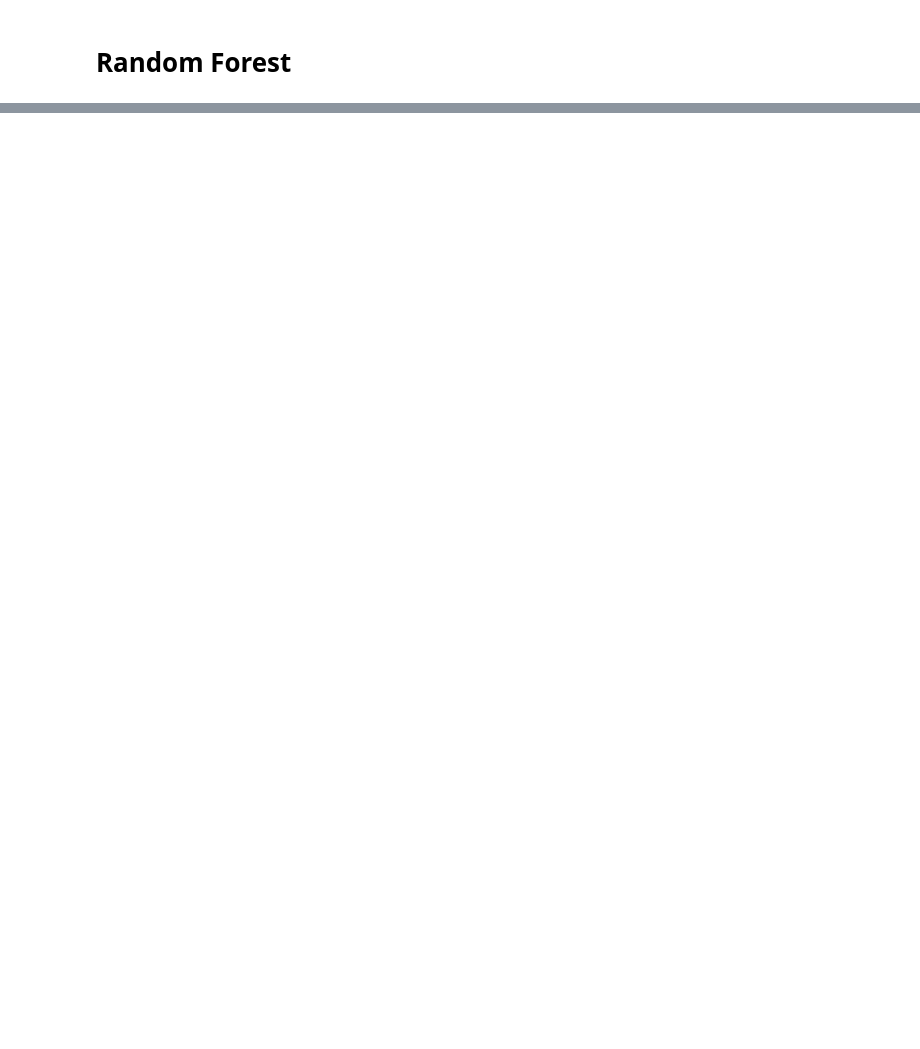
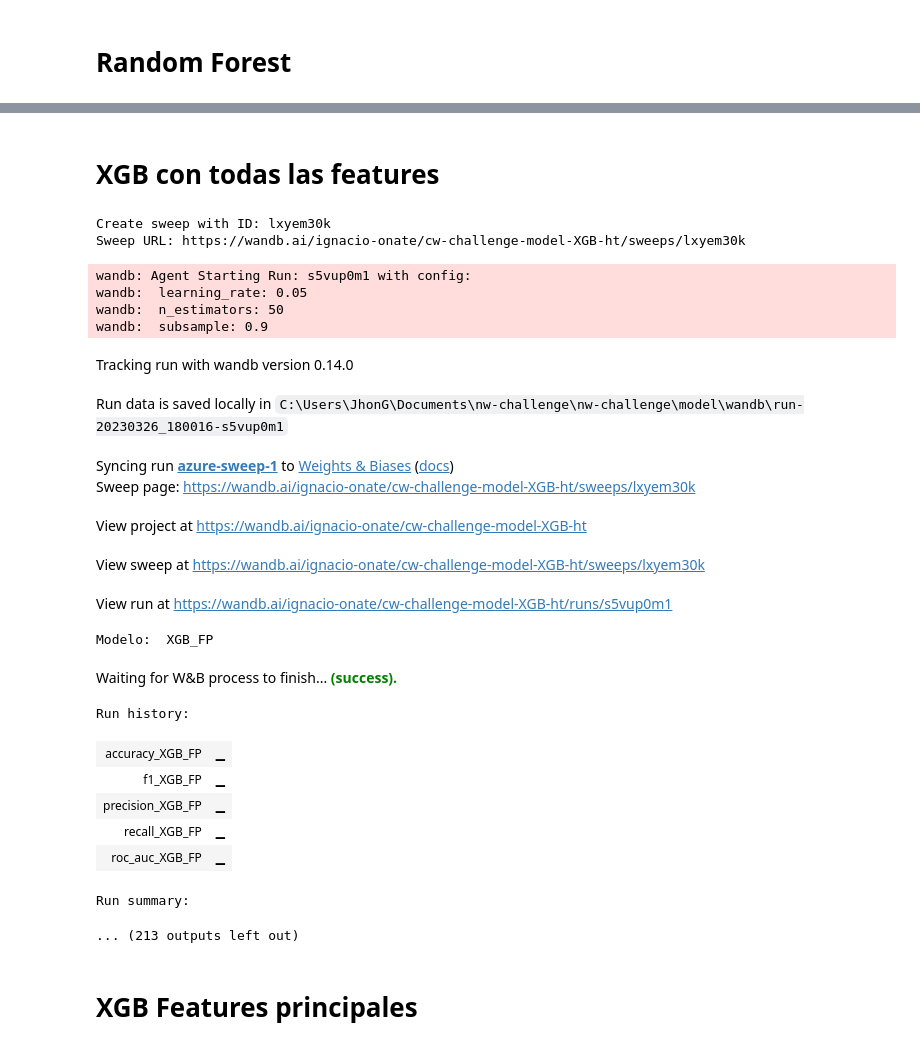
Before and after one commit to JhonGen/nw-challenge, a Jupyter notebook: model/Model-Testing.ipynb, the cells around one changed output, grey strips where cells are left out. Drawn from its saved outputs; the diff is of its cells as text; code cells hidden in the pictures; blank space fills up the shorter version.

```diff
--- a/model/Model-Testing.ipynb
+++ b/model/Model-Testing.ipynb
@@ -251,9 +428,8 @@ def train():
     # define pipeline
     name = 'RF'
     model = RandomForestClassifier(bootstrap = wandb.config.bootstrap, max_depth=wandb.config.max_depth, max_features = wandb.config.max_features)
-    over = SMOTE(sampling_strategy=0.3)
     under = RandomUnderSampler(sampling_strategy=0.7)
-    steps = [('over', over), ('under', under), ('model', model)]
+    steps = [('under', under), ('model', model)]
     pipeline = Pipeline(steps=steps)
     # evaluate pipeline
     scores = cross_validate(pipeline, X, y, scoring=['accuracy','f1','precision','recall','roc_auc'], cv=5, n_jobs=-1)
@@ -294,4 +470,69 @@ Run history:
 Run summary:
 ... (213 outputs left out)
 # %% [markdown]
-#
+# XGB con todas las features
+# %%
+#Para esto debemos crear los diccionarios de hiperparametros.
+sweep_configuration4 = {
+    'method': 'bayes', #Usando Bayes como metodo de busqueda de parametros
+    'name': 'sweep',
+    'metric': {'goal': 'maximize', 'name': 'precision'},
+    'parameters' : {
+                'learning_rate': {'values':[0.01,0.05, 0.1]},
+                'n_estimators': {'values' : [50, 100, 150]},
+                'subsample': {'values' : [0.5, 0.9]}
+    }
+}
+sweep_id4 = wandb.sweep(sweep=sweep_configuration4, project='cw-challenge-model-XGB-ht')
+# %% [output]
+Create sweep with ID: lxyem30k
+Sweep URL: https://wandb.ai/ignacio-onate/cw-challenge-model-XGB-ht/sweeps/lxyem30k
+# %%
+X = features
+y = label
+
+def train():
+    wandb.init()
+    # define pipeline
+    name = 'XGB_FP'
+    model = xgb.XGBClassifier(random_state=1, learning_rate=wandb.config.learning_rate, subsample = wandb.config.subsample, n_estimators=wandb.config.n_estimators,max_depth = 10)
+    under = RandomUnderSampler()
+    steps = [('under', under), ('model', model)]
+    pipeline = Pipeline(steps=steps)
+    # evaluate pipeline
+    scores = cross_validate(pipeline, X, y, scoring=['accuracy','f1','precision','recall','roc_auc'], cv=5, n_jobs=-1)
+    #score = mean(scores)
+    wandb.log({
+        'accuracy_'+name: mean(scores['test_accuracy']),
+        'f1_'+name : mean(scores['test_f1']),
+        'precision_'+name : mean(scores['test_precision']),
+        'recall_'+name : mean(scores['test_recall']),
+        'roc_auc_'+name : mean(scores['test_roc_auc'])
+        })
+    print("Modelo: ", name)
+    #print(scores)
+wandb.agent(sweep_id4, function = train, count = 15)
+# %% [output]
+wandb: Agent Starting Run: s5vup0m1 with config:
+wandb:  learning_rate: 0.05
+wandb:  n_estimators: 50
+wandb:  subsample: 0.9
+Tracking run with wandb version 0.14.0
+Run data is saved locally in C:\Users\JhonG\Documents\nw-challenge\nw-challenge\model\wandb\run-20230326_180016-s5vup0m1
+Syncing run azure-sweep-1 to Weights & Biases (docs)
+Sweep page: https://wandb.ai/ignacio-onate/cw-challenge-model-XGB-ht/sweeps/lxyem30k
+View project at https://wandb.ai/ignacio-onate/cw-challenge-model-XGB-ht
+View sweep at https://wandb.ai/ignacio-onate/cw-challenge-model-XGB-ht/sweeps/lxyem30k
+View run at https://wandb.ai/ignacio-onate/cw-challenge-model-XGB-ht/runs/s5vup0m1
+Modelo:  XGB_FP
+Waiting for W&B process to finish... (success).
+Run history:
+| accuracy_XGB_FP | ▁ |
+| f1_XGB_FP | ▁ |
+| precision_XGB_FP | ▁ |
+| recall_XGB_FP | ▁ |
+| roc_auc_XGB_FP | ▁ |
+Run summary:
+... (213 outputs left out)
+# %% [markdown]
+# XGB Features principales
```
Also changed, not shown: parts of 18 cells of this notebook, 4 other files.
